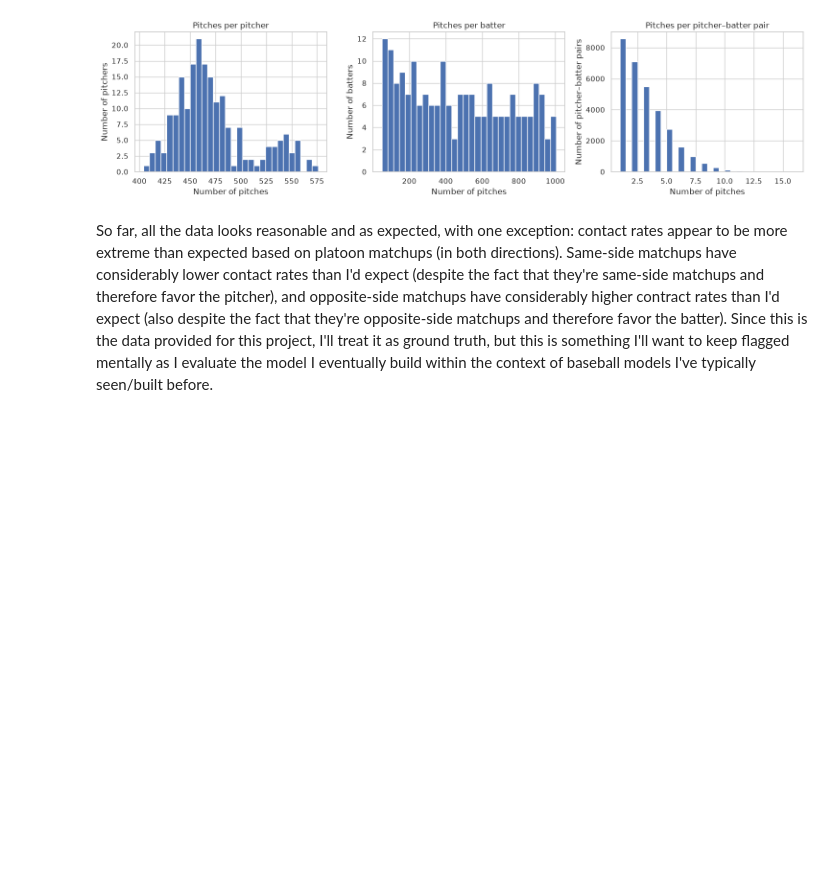
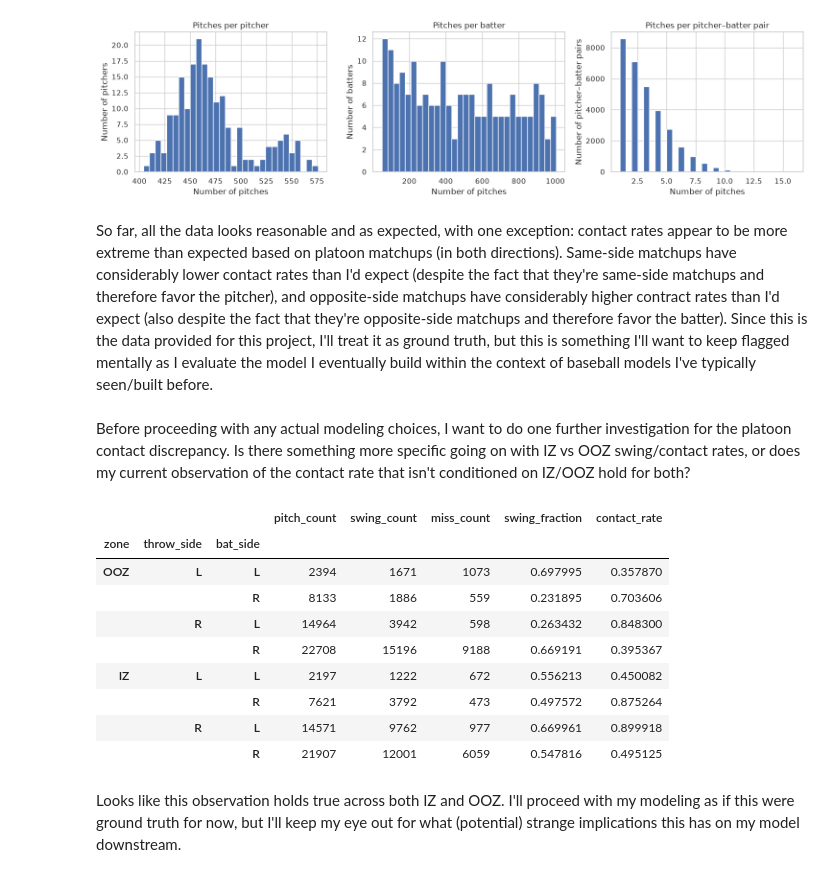
Before and after one commit to jwshomar/Nats_Data_Project, a Jupyter notebook: notebook/data_problem.ipynb, the cells around one changed output. Saved outputs shown, nothing was run; the diff lists cells and outputs as text; code cells hidden in the pictures; blank space fills up the shorter version.

Commit message:
Further investigating platoon contact rate discrepancy in data

```diff
--- a/notebook/data_problem.ipynb
+++ b/notebook/data_problem.ipynb
@@ -213,3 +213,36 @@ plt.show()
 [figure]
 # %% [markdown]
 So far, all the data looks reasonable and as expected, with one exception: contact rates appear to be more extreme than expected based on platoon matchups (in both directions). Same-side matchups have considerably lower contact rates than I'd expect (despite the fact that they're same-side matchups and therefore favor the pitcher), and opposite-side matchups have considerably higher contract rates than I'd expect (also despite the fact that they're opposite-side matchups and therefore favor the batter). Since this is the data provided for this project, I'll treat it as ground truth, but this is something I'll want to keep flagged mentally as I evaluate the model I eventually build within the context of baseball models I've typically seen/built before.
+# %% [markdown]
+Before proceeding with any actual modeling choices, I want to do one further investigation for the platoon contact discrepancy. Is there something more specific going on with IZ vs OOZ swing/contact rates, or does my current observation of the contact rate that isn't conditioned on IZ/OOZ hold for both?
+# %%
+# Compare swing/contact rates within each zone and platoon matchup.
+# Swing fraction uses pitches; contact rate uses swings as its denominator.
+zone_matchup_groups = pitches.groupby(["is_in_zone", "throw_side", "bat_side"])
+zone_matchup_rates = zone_matchup_groups.agg(
+    pitch_count=("is_swing", "size"),
+    swing_count=("is_swing", "sum"),
+    miss_count=("is_miss", "sum"),
+    swing_fraction=("is_swing", "mean"),
+)
+zone_matchup_rates["contact_rate"] = (
+    (zone_matchup_rates["swing_count"] - zone_matchup_rates["miss_count"])
+    / zone_matchup_rates["swing_count"].where(zone_matchup_rates["swing_count"] > 0)
+)
+zone_matchup_rates = zone_matchup_rates.rename(
+    index={0: "OOZ", 1: "IZ"}, level="is_in_zone"
+).rename_axis(index={"is_in_zone": "zone"})
+zone_matchup_rates
+# %% [output]
+|  |  |  | pitch_count | swing_count | miss_count | swing_fraction | contact_rate |
+| zone | throw_side | bat_side |  |  |  |  |  |
+| OOZ | L | L | 2394 | 1671 | 1073 | 0.697995 | 0.357870 |
+|  |  | R | 8133 | 1886 | 559 | 0.231895 | 0.703606 |
+|  | R | L | 14964 | 3942 | 598 | 0.263432 | 0.848300 |
+|  |  | R | 22708 | 15196 | 9188 | 0.669191 | 0.395367 |
+| IZ | L | L | 2197 | 1222 | 672 | 0.556213 | 0.450082 |
+|  |  | R | 7621 | 3792 | 473 | 0.497572 | 0.875264 |
+|  | R | L | 14571 | 9762 | 977 | 0.669961 | 0.899918 |
+|  |  | R | 21907 | 12001 | 6059 | 0.547816 | 0.495125 |
+# %% [markdown]
+Looks like this observation holds true across both IZ and OOZ. I'll proceed with my modeling as if this were ground truth for now, but I'll keep my eye out for what (potential) strange implications this has on my model downstream.
```
